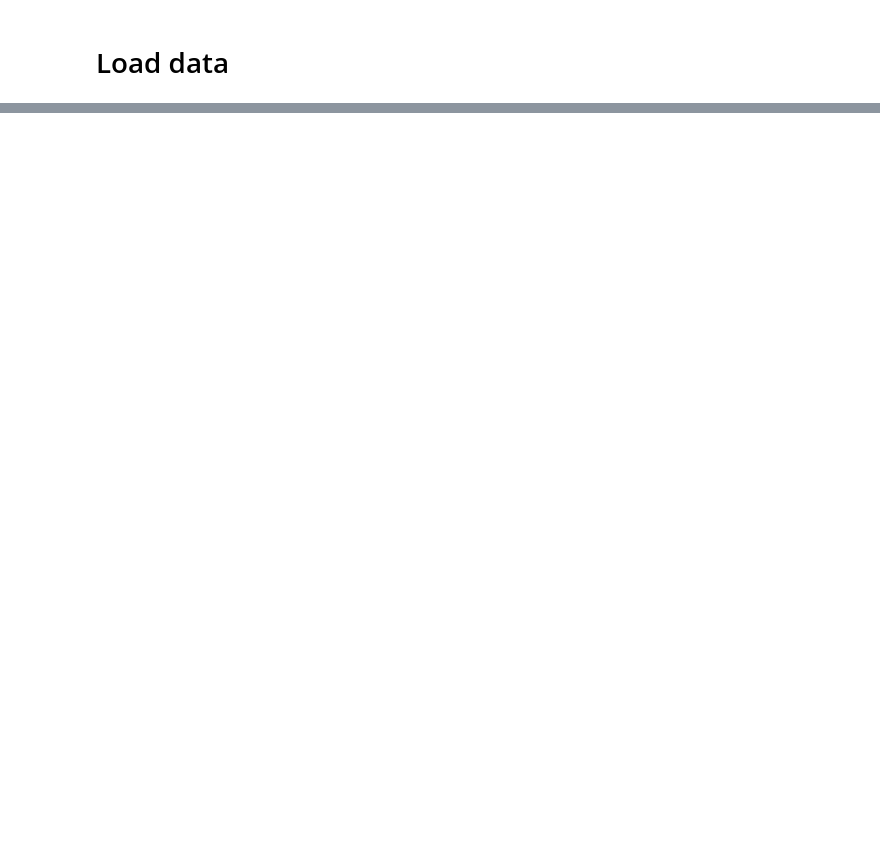
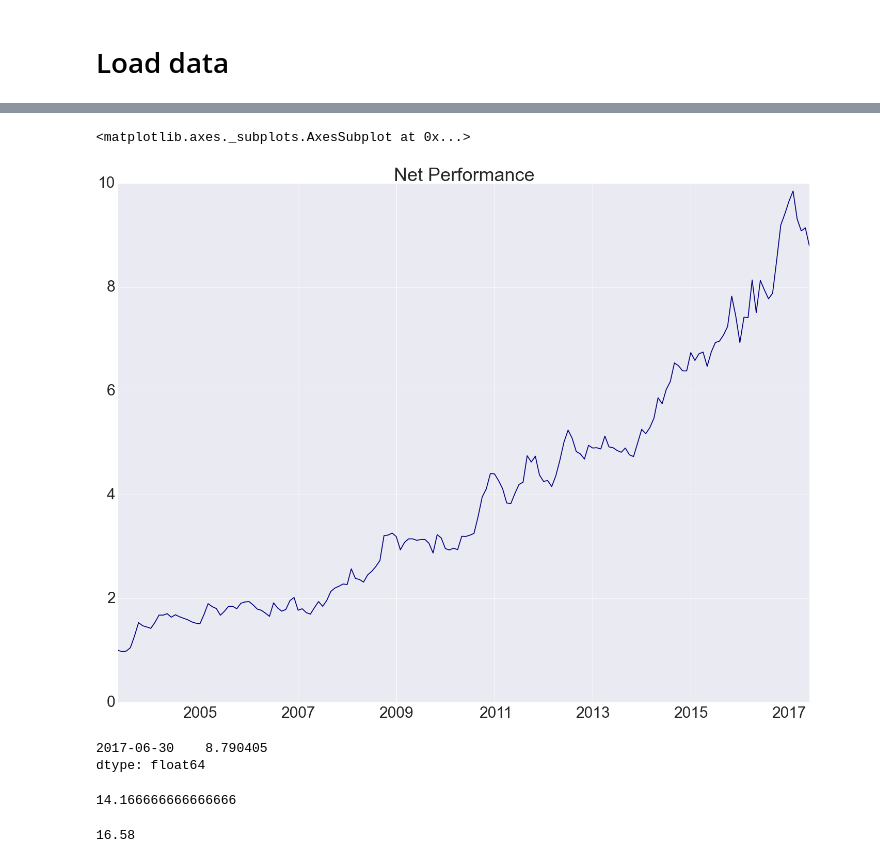
Before and after one commit to mrefermat/Project_C, a Jupyter notebook: Final Portfolio.ipynb, the cells around one changed output, grey strips where cells are left out. Saved outputs shown, nothing was run; the diff lists cells and outputs as text; code cells hidden in the pictures; blank space fills up the shorter version.

```diff
--- a/Final Portfolio.ipynb
+++ b/Final Portfolio.ipynb
@@ -66,0 +73,3 @@ Freq: M, dtype: float64
+# %%
+management_fee = 0.02
+performance_fee = 0.2
@@ -66,0 +81,18 @@ Freq: M, dtype: float64
+# %%
+calc_net_performance(gross_pnl,management_fee,performance_fee).plot(colormap='jet',title='Net Performance')
+# %% [output]
+<matplotlib.axes._subplots.AxesSubplot at 0x...>
+[figure, added]
+# %%
+calc_net_performance(gross_pnl,management_fee,performance_fee).tail()
+# %% [output]
+2017-06-30    8.790405
+dtype: float64
+# %%
+calc_net_performance(gross_pnl,management_fee,performance_fee).count()/12.
+# %% [output]
+14.166666666666666
+# %%
+round((8.790405**(1/14.1666)-1)*100,2)
+# %% [output]
+16.58
```
Also changed, not shown: parts of 9 cells of this notebook, 1 other file.
